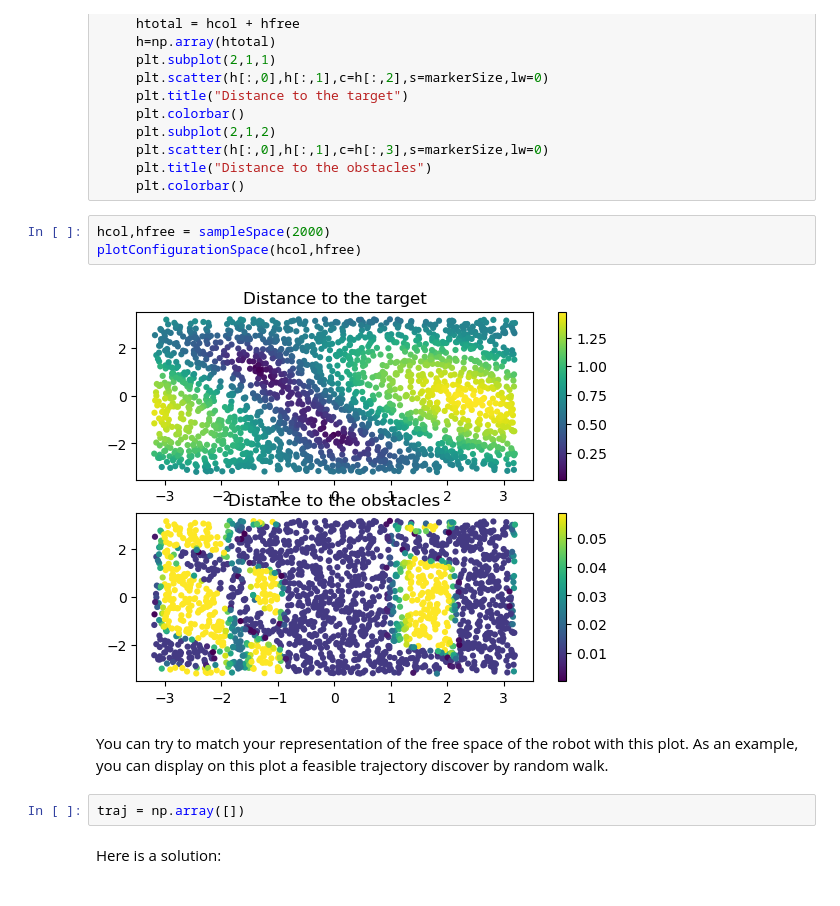
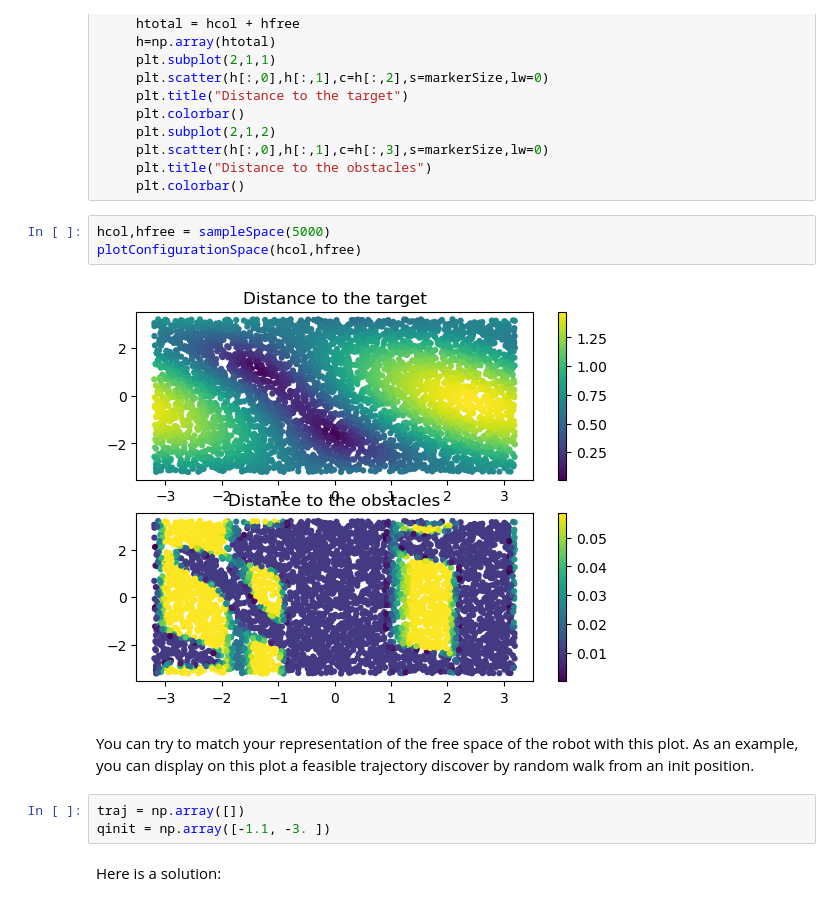
Before and after one commit to ymontmarin/tps_robotic_ens_2022, a Jupyter notebook: 0_introduction_to_numerical_robotics.ipynb, the cells around one changed output. Cells and saved outputs as stored; diff of their text form.

```diff
--- a/0_introduction_to_numerical_robotics.ipynb
+++ b/0_introduction_to_numerical_robotics.ipynb
@@ -208,15 +206,16 @@ def plotConfigurationSpace(hcol,hfree,markerSize=20):
      plt.title("Distance to the obstacles")
      plt.colorbar()
 # %%
-hcol,hfree = sampleSpace(2000)
+hcol,hfree = sampleSpace(5000)
 plotConfigurationSpace(hcol,hfree)
 # %% [output]
-[figure, old version]
+[figure, new version]
 # %% [markdown]
 You can try to match your representation of the free space of the robot with this plot.
-As an example, you can display on this plot a feasible trajectory discover by random walk.
+As an example, you can display on this plot a feasible trajectory discover by random walk from an init position.
 # %%
 traj = np.array([])
+qinit = np.array([-1.1, -3. ])
 # %% [markdown]
 Here is a solution:
 # %%
```
Also changed, not shown: parts of 5 cells of this notebook, 10 other files.
